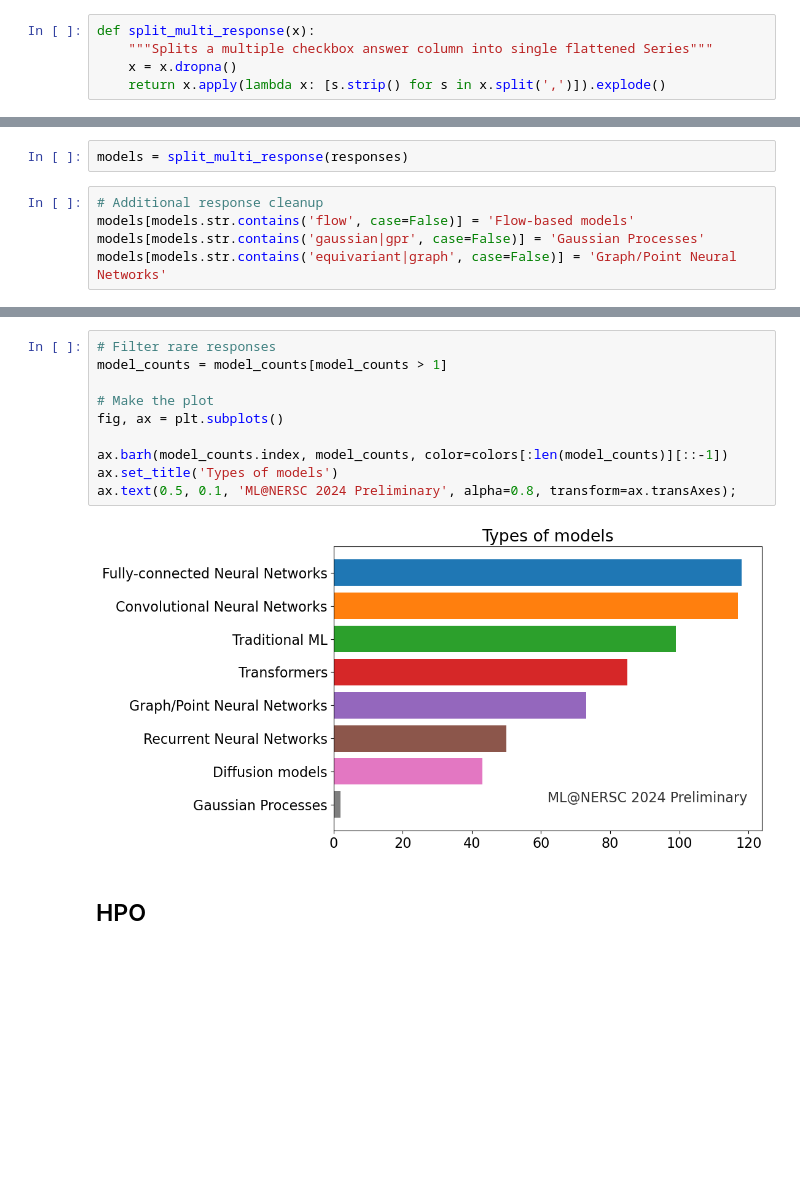
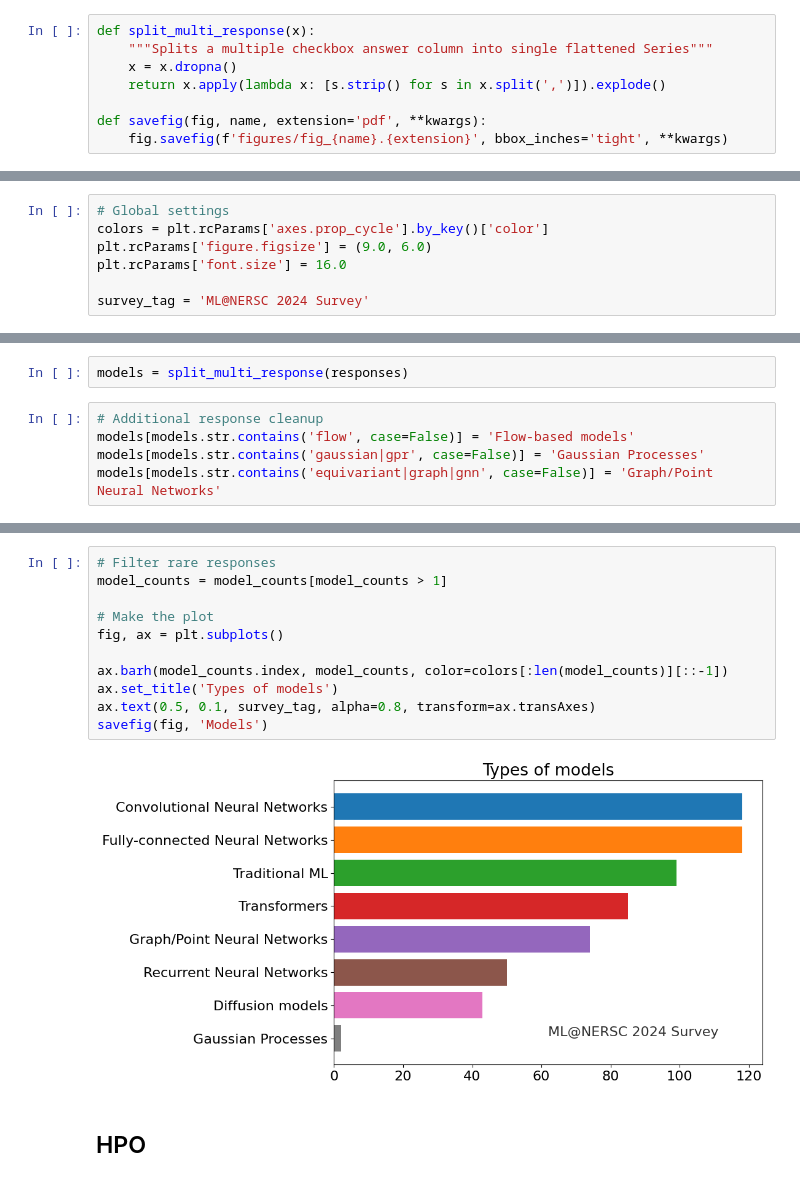
Before and after one commit to sparticlesteve/nersc-ml-survey, a Jupyter notebook: survey_analysis-2024.ipynb, the cells around one changed output, grey strips where cells are left out. Cells and saved outputs as stored; diff of their text form; blank space fills up the shorter version.

```diff
--- a/survey_analysis-2024.ipynb
+++ b/survey_analysis-2024.ipynb
@@ -15,3 +15,6 @@ def split_multi_response(x):
     """Splits a multiple checkbox answer column into single flattened Series"""
     x = x.dropna()
     return x.apply(lambda x: [s.strip() for s in x.split(',')]).explode()
+
+def savefig(fig, name, extension='pdf', **kwargs):
+    fig.savefig(f'figures/fig_{name}.{extension}', bbox_inches='tight', **kwargs)
@@ -23,3 +21,10 @@ plt.rcParams['font.size'] = 16.0
+# %%
+# Global settings
+colors = plt.rcParams['axes.prop_cycle'].by_key()['color']
+plt.rcParams['figure.figsize'] = (9.0, 6.0)
+plt.rcParams['font.size'] = 16.0
+
+survey_tag = 'ML@NERSC 2024 Survey'
 # %% [markdown]
 ## Load the data
 # %%
@@ -276,7 +303,7 @@ models = split_multi_response(responses)
 # Additional response cleanup
 models[models.str.contains('flow', case=False)] = 'Flow-based models'
 models[models.str.contains('gaussian|gpr', case=False)] = 'Gaussian Processes'
-models[models.str.contains('equivariant|graph', case=False)] = 'Graph/Point Neural Networks'
+models[models.str.contains('equivariant|graph|gnn', case=False)] = 'Graph/Point Neural Networks'
 # %%
 model_counts = models.value_counts(ascending=True)
 model_counts
@@ -301,15 +327,16 @@ Name: count, dtype: int64
 # %%
 # Filter rare responses
 model_counts = model_counts[model_counts > 1]
 
 # Make the plot
 fig, ax = plt.subplots()
 
 ax.barh(model_counts.index, model_counts, color=colors[:len(model_counts)][::-1])
 ax.set_title('Types of models')
-ax.text(0.5, 0.1, 'ML@NERSC 2024 Preliminary', alpha=0.8, transform=ax.transAxes);
+ax.text(0.5, 0.1, survey_tag, alpha=0.8, transform=ax.transAxes)
+savefig(fig, 'Models')
 # %% [output]
-[figure, old version]
+[figure, new version]
 # %% [markdown]
 ## HPO
 # %%
```
Also changed, not shown: parts of 31 cells of this notebook, 13 other files.
